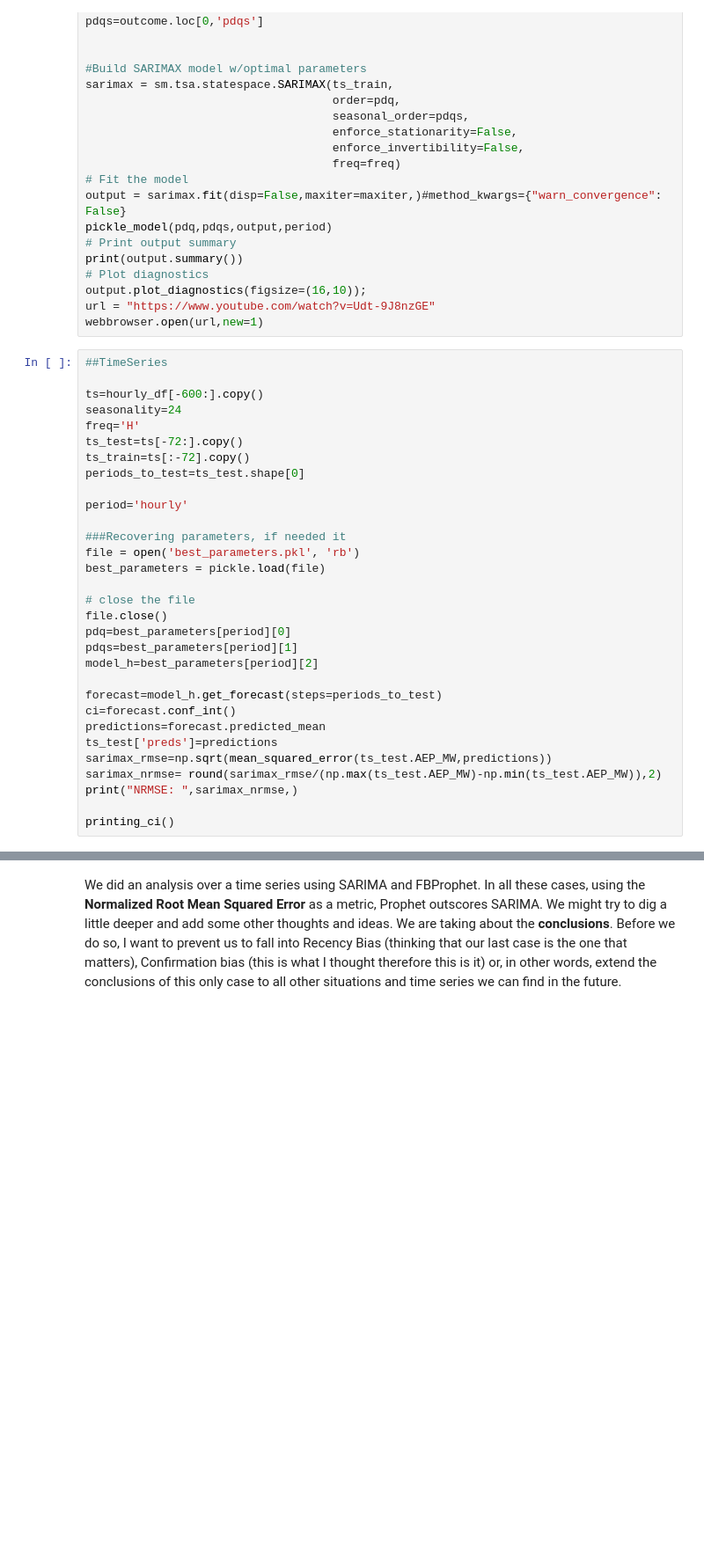
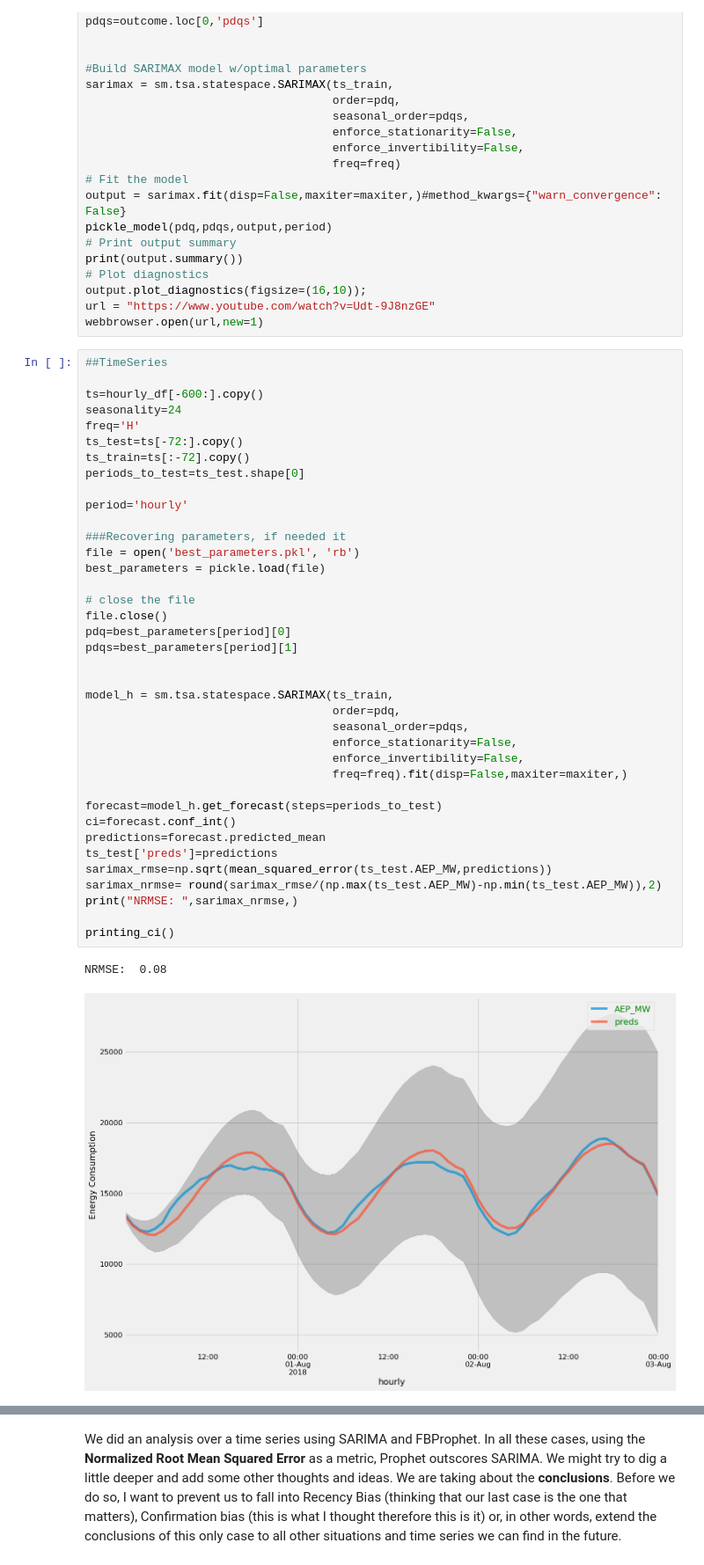
Before and after one commit to grschneier/TimeSeries, a Jupyter notebook: SarimaVProphet/SarimaxVProphetTimeSeries.ipynb, the cells around one changed output, grey strips where cells are left out. Shown at 88% size. Saved outputs shown, nothing was run; the diff lists cells and outputs as text; blank space fills up the shorter version.

```diff
--- a/SarimaVProphet/SarimaxVProphetTimeSeries.ipynb
+++ b/SarimaVProphet/SarimaxVProphetTimeSeries.ipynb
@@ -896,34 +794,44 @@ webbrowser.open(url,new=1)
 # %%
 ##TimeSeries
 
 ts=hourly_df[-600:].copy()
 seasonality=24
 freq='H'
 ts_test=ts[-72:].copy()
 ts_train=ts[:-72].copy()
 periods_to_test=ts_test.shape[0]
 
 period='hourly'
 
 ###Recovering parameters, if needed it
 file = open('best_parameters.pkl', 'rb')
 best_parameters = pickle.load(file)
 
 # close the file
 file.close()
 pdq=best_parameters[period][0]
 pdqs=best_parameters[period][1]
-model_h=best_parameters[period][2]
+
+
+model_h = sm.tsa.statespace.SARIMAX(ts_train,
+                                    order=pdq,
+                                    seasonal_order=pdqs,
+                                    enforce_stationarity=False,
+                                    enforce_invertibility=False,
+                                    freq=freq).fit(disp=False,maxiter=maxiter,)
 
 forecast=model_h.get_forecast(steps=periods_to_test)
 ci=forecast.conf_int()
 predictions=forecast.predicted_mean
 ts_test['preds']=predictions
 sarimax_rmse=np.sqrt(mean_squared_error(ts_test.AEP_MW,predictions))
 sarimax_nrmse= round(sarimax_rmse/(np.max(ts_test.AEP_MW)-np.min(ts_test.AEP_MW)),2)
 print("NRMSE: ",sarimax_nrmse,)
 
 printing_ci()
+# %% [output]
+NRMSE:  0.08
+[figure, added]
 # %%
 #Prophet
 s=hourly_df[-600:].copy()
```
Also changed, not shown: parts of 31 cells of this notebook, 2 other files.
